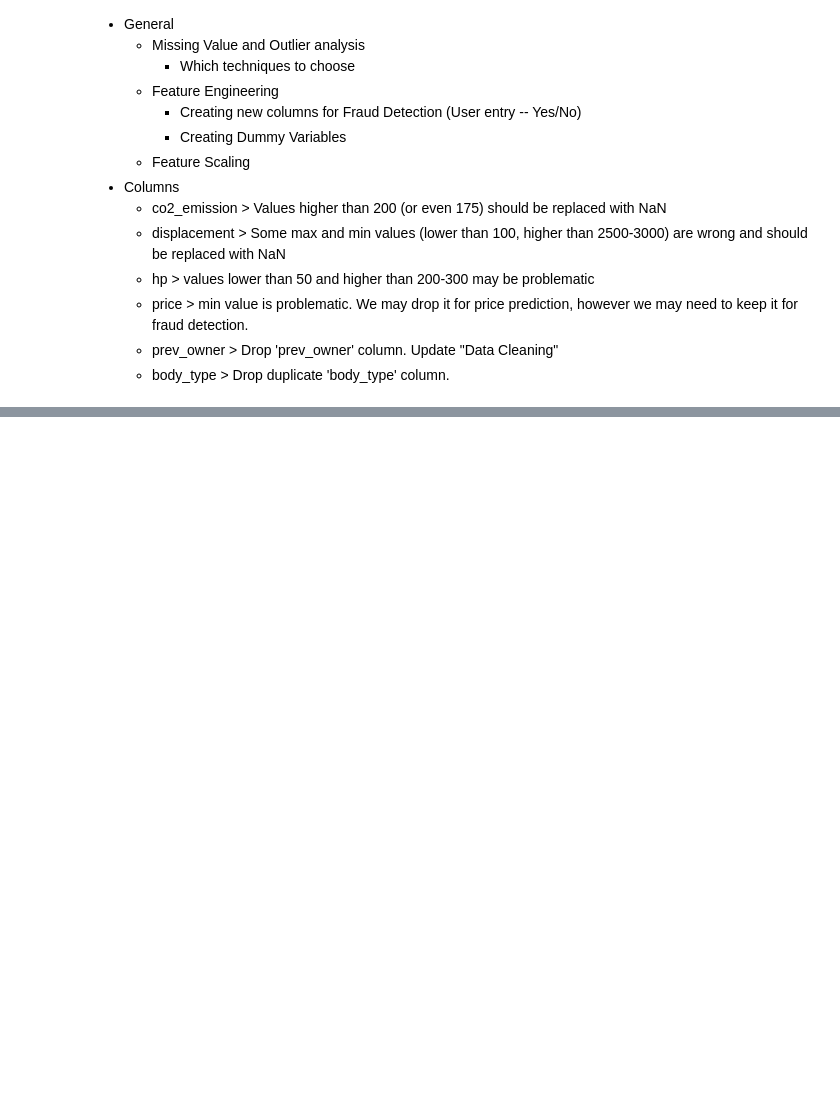
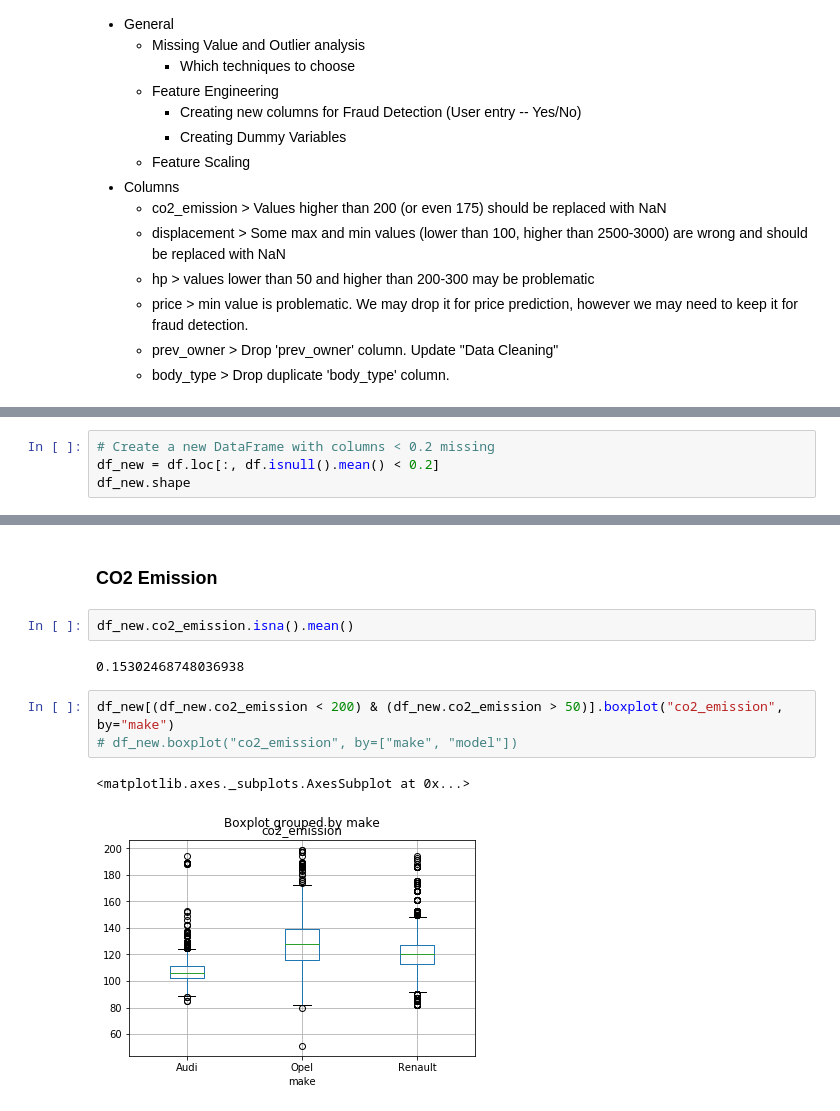
Before and after one commit to kaymal/price-prediction, a Jupyter notebook: trgt/EDA-t.ipynb, the cells around one changed output, grey strips where cells are left out. Drawn from its saved outputs; the diff is of its cells as text; blank space fills up the shorter version.

Commit message:
start missing value analysis

```diff
--- a/trgt/EDA-t.ipynb
+++ b/trgt/EDA-t.ipynb
@@ -659,0 +714,4 @@ Things to do next:
+# %%
+# Create a new DataFrame with columns < 0.2 missing
+df_new = df.loc[:, df.isnull().mean() < 0.2]
+df_new.shape
@@ -659,0 +749,12 @@ Things to do next:
+# %% [markdown]
+### CO2 Emission
+# %%
+df_new.co2_emission.isna().mean()
+# %% [output]
+0.15302468748036938
+# %%
+df_new[(df_new.co2_emission < 200) & (df_new.co2_emission > 50)].boxplot("co2_emission", by="make")
+# df_new.boxplot("co2_emission", by=["make", "model"])
+# %% [output]
+<matplotlib.axes._subplots.AxesSubplot at 0x...>
+[figure, added]
```
Also changed, not shown: parts of 16 cells of this notebook.
